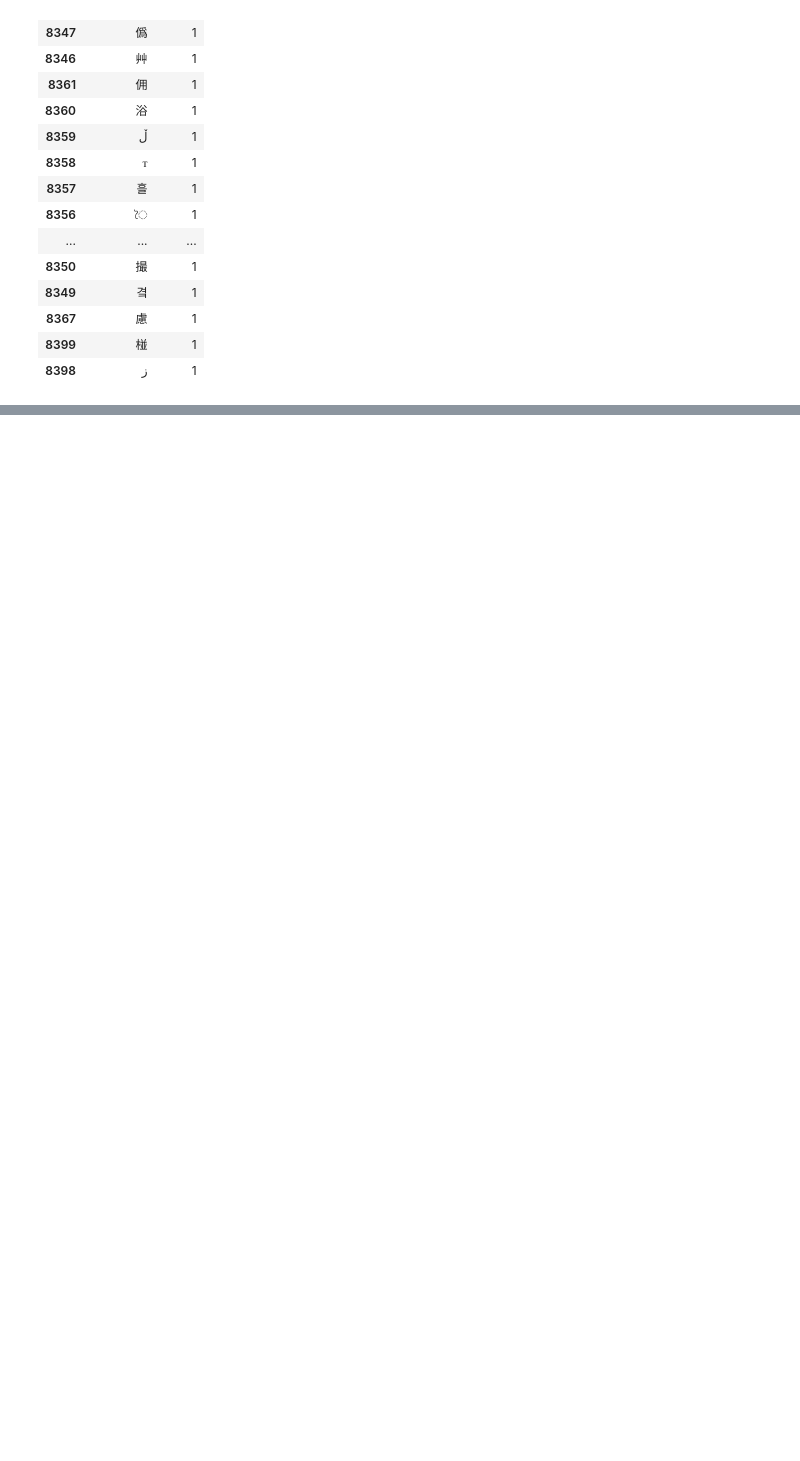
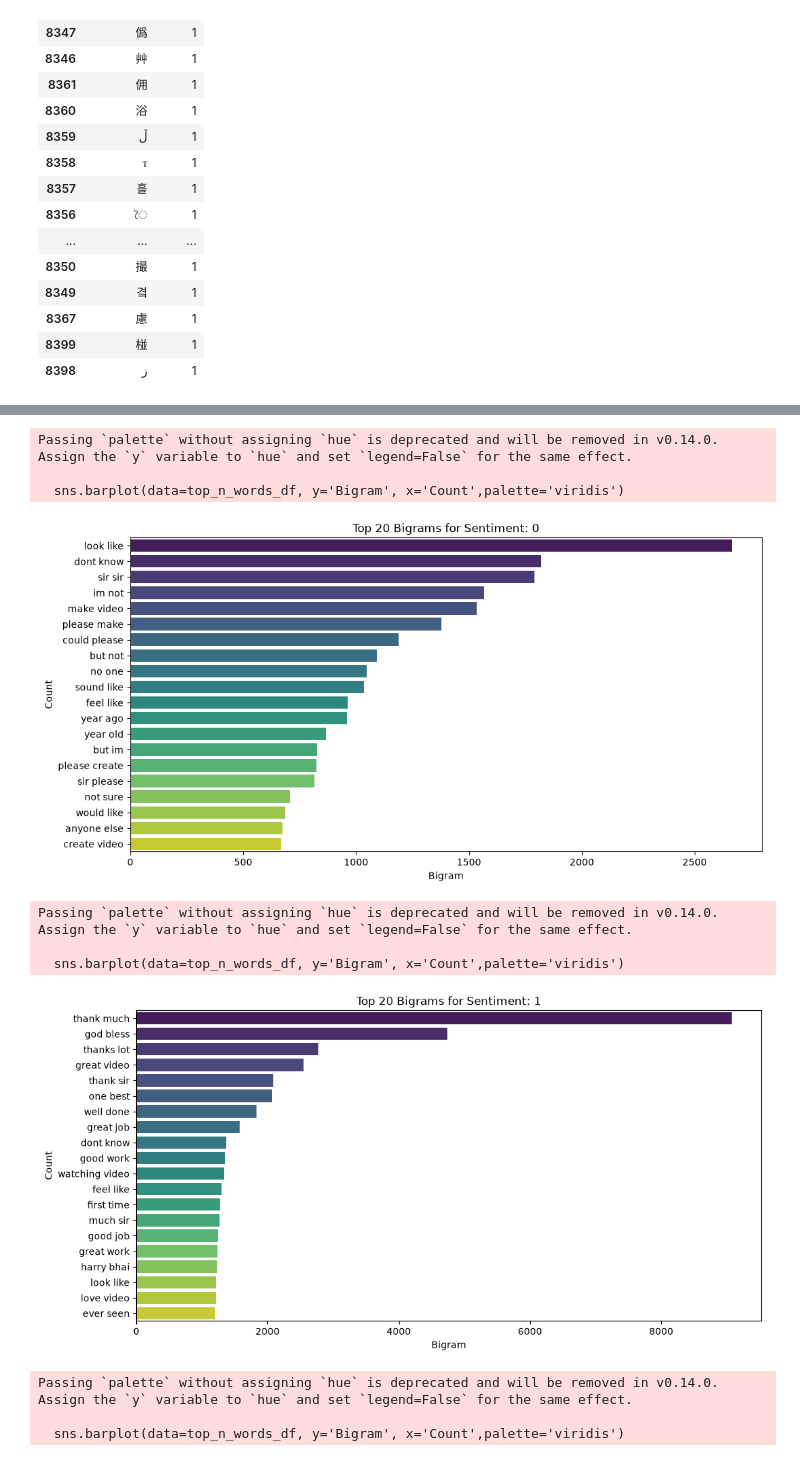
Before and after one commit to MitadruMridha05/Youtube_Sentiment_Analysis, a Jupyter notebook: Notebook/exploitory_data_analysis.ipynb, the cells around one changed output, grey strips where cells are left out. Drawn from its saved outputs; the diff is of its cells as text; code cells hidden in the pictures; blank space fills up the shorter version.

```diff
--- a/Notebook/exploitory_data_analysis.ipynb
+++ b/Notebook/exploitory_data_analysis.ipynb
@@ -370,0 +435,10 @@ df['Punctuation_Count'] = df['CommentText'].apply(lambda x: len([char for char i
+# %%
+#remove all the non english characters from the 'CommentText' column
+df['CommentText'] = df['CommentText'].apply(lambda x: re.sub(r'[^a-zA-Z0-9\s]', '', str(x)))
+
+all_comments = ' '.join(df['CommentText'].astype(str))
+char_freq = Counter(all_comments)
+
+char_freq_df = pd.DataFrame(char_freq.items(), columns=['Character', 'Count']).sort_values(by='Count', ascending=False)
+
+char_freq_df.head(20)
@@ -370,0 +463,4 @@ df['Punctuation_Count'] = df['CommentText'].apply(lambda x: len([char for char i
+# %%
+stop_words = set(stopwords.words('english'))
+stop_words.difference_update({'not', 'no', 'but', 'however', 'yet'})  # Remove 'not' from the stop words list
+df['CommentText'] = df['CommentText'].apply(lambda x: ' '.join([word for word in x.split() if word.lower() not in stop_words]))
@@ -370,0 +476,31 @@ df['Punctuation_Count'] = df['CommentText'].apply(lambda x: len([char for char i
+# %%
+lemmatizer = WordNetLemmatizer()
+df['CommentText'] = df['CommentText'].apply(lambda x: ' '.join([lemmatizer.lemmatize(word) for word in x.split()]))
+# %%
+def plot_top_n_words_by_sentiment(df, sentiment_col, text_col, n=10):
+    sentiments = df[sentiment_col].unique()
+    for sentiment in sentiments:
+        sentiment_df = df[df[sentiment_col] == sentiment]
+        top_n_words = get_top_bigrams(sentiment_df[text_col], n=n)
+        top_n_words_df = pd.DataFrame(top_n_words, columns=['Bigram', 'Count'])
+
+        plt.figure(figsize=(12,6))
+        sns.barplot(data=top_n_words_df, y='Bigram', x='Count',palette='viridis')
+        plt.title(f'Top {n} Bigrams for Sentiment: {sentiment}')
+        plt.xlabel('Bigram')
+        plt.ylabel('Count')
+        plt.show()
+# %%
+plot_top_n_words_by_sentiment(df, sentiment_col='Sentiment', text_col='CommentText', n=20)
+# %% [output]
+Passing `palette` without assigning `hue` is deprecated and will be removed in v0.14.0. Assign the `y` variable to `hue` and set `legend=False` for the same effect.
+
+  sns.barplot(data=top_n_words_df, y='Bigram', x='Count',palette='viridis')
+[figure, added]
+Passing `palette` without assigning `hue` is deprecated and will be removed in v0.14.0. Assign the `y` variable to `hue` and set `legend=False` for the same effect.
+
+  sns.barplot(data=top_n_words_df, y='Bigram', x='Count',palette='viridis')
+[figure, added]
+Passing `palette` without assigning `hue` is deprecated and will be removed in v0.14.0. Assign the `y` variable to `hue` and set `legend=False` for the same effect.
+
+  sns.barplot(data=top_n_words_df, y='Bigram', x='Count',palette='viridis')
```
Also changed, not shown: parts of 15 cells of this notebook.
